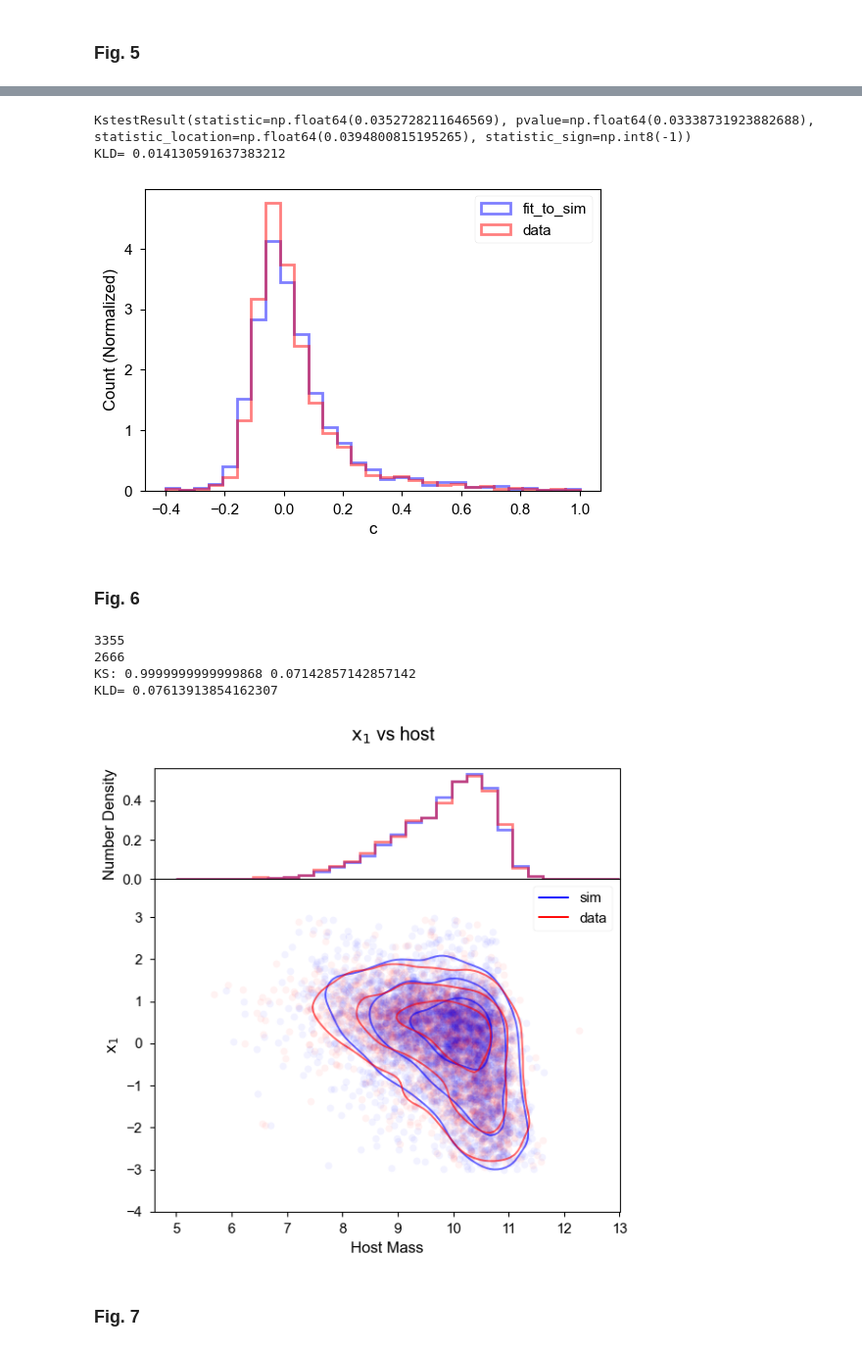
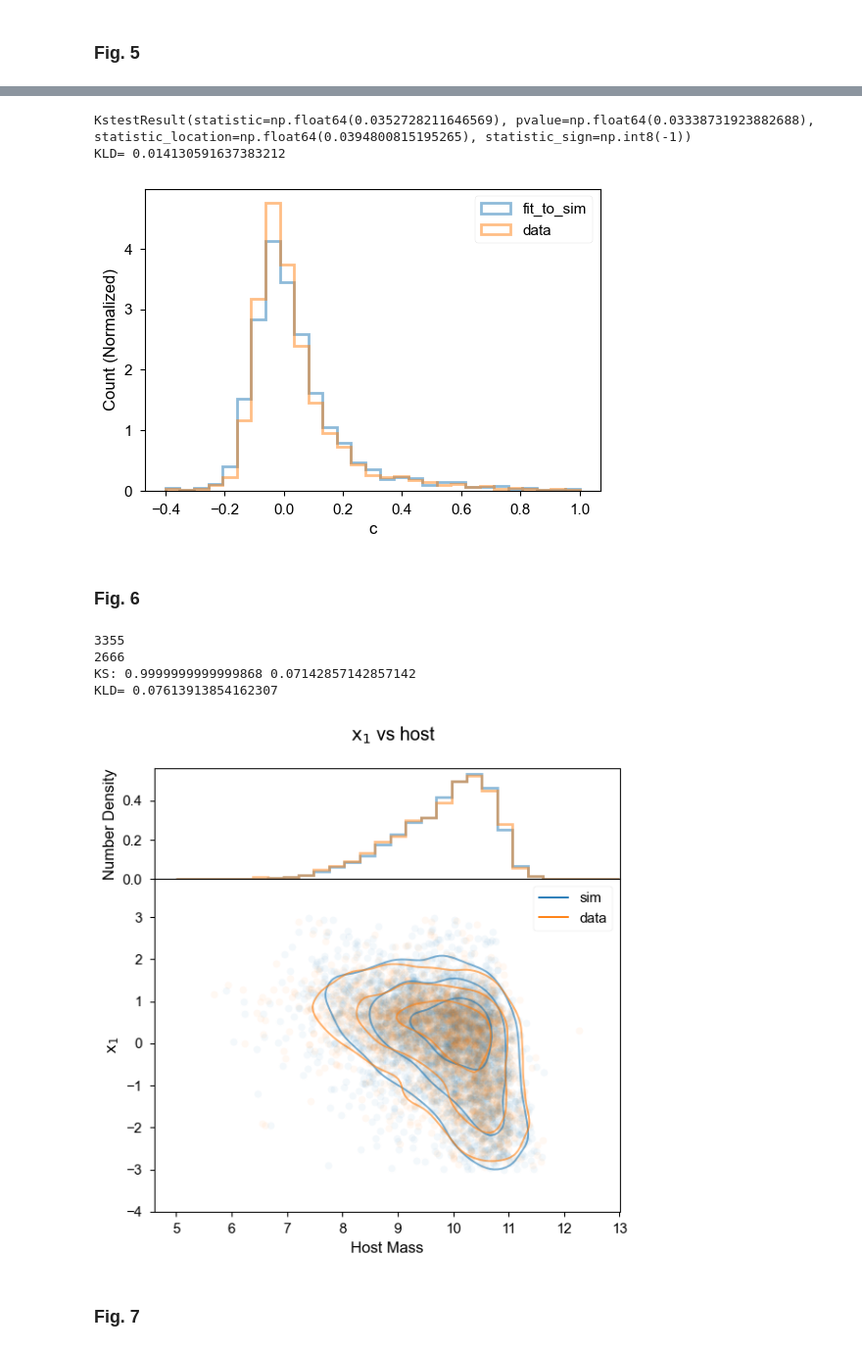
Before and after one commit to mi-dai/lightcurvelynx_ztf_sims, a Jupyter notebook: ZTF_snia-paper-plots.ipynb, the cells around one changed output, grey strips where cells are left out. Shown at 98% size. Drawn from its saved outputs; the diff is of its cells as text; code cells hidden in the pictures.

```diff
--- a/ZTF_snia-paper-plots.ipynb
+++ b/ZTF_snia-paper-plots.ipynb
@@ -298,9 +298,9 @@ idx = np.full(len(result_df), True, dtype=bool)
 data_idx = (data.lccoverage_flag == True) & ~data.x1.isna()
 
 plt.hist(result_df[idx].c,bins=bins,density=True,label='fit_to_sim',histtype = 'step',lw = 2,
-         color='blue',alpha=0.5)
+         color='C0',alpha=0.5)
 plt.hist(data[data_idx].c,bins=bins,density=True,label='data',histtype = 'step',lw = 2,
-         color='red',alpha=0.5)
+         color='C1',alpha=0.5)
 plt.legend()
 # plt.title('c')
 plt.xlabel('c')
@@ -319,7 +319,7 @@ plt.savefig('paper_figs/c_distr.png')
 # %% [output]
 KstestResult(statistic=np.float64(0.0352728211646569), pvalue=np.float64(0.03338731923882688), statistic_location=np.float64(0.0394800815195265), statistic_sign=np.int8(-1))
 KLD= 0.014130591637383212
-[figure, old version]
+[figure, new version]
 # %% [markdown]
 ### Fig. 6
 # %%
@@ -339,12 +339,13 @@ hostmass = merged.host_hostmass
 x1 = merged.x1
 c = merged.c
 bins = np.linspace(5,13,30)
-ax.hist(hostmass,bins=bins,density=True,label='sim',histtype = 'step',lw = 2, color='blue',alpha=0.5)
-ax.hist(data.loc[data.lccoverage_flag == 1].mass,bins=bins,density=True,label='data',histtype = 'step',lw = 2, color='red',alpha=0.5)
+ax.hist(hostmass,bins=bins,density=True,label='sim',histtype = 'step',lw = 2, color='C0',alpha=0.5)
+ax.hist(data.loc[data.lccoverage_flag == 1].mass,bins=bins,density=True,label='data',histtype = 'step',
+        lw = 2, color='C1',alpha=0.5)
 ax.set_ylabel('Number Density')
 
-ax2.plot(data[data_idx].mass,data[data_idx].x1,'o',label='ztf sn data release',alpha=0.05,color='red')
-ax2.plot(np.array(hostmass)[idx],np.array(x1)[idx],'o',label='sim',alpha=0.05,color='blue')
+ax2.plot(np.array(hostmass)[idx],np.array(x1)[idx],'o',label='sim',alpha=0.05,color='C0')
+ax2.plot(data[data_idx].mass,data[data_idx].x1,'o',label='ztf sn data release',alpha=0.05,color='C1')
 ax2.legend()
 plt.suptitle(r"$\mathrm{x_1}$ vs host",x=0.55)
 # plt.show()
@@ -450,37 +451,37 @@ data_levels = np.percentile(Z_data, data_levels_percentiles)
 # Plot
 # ----------------------------------------------------------------------
 
 CS_sim = ax2.contour(
     host_grid, x1_grid, Z_sim,
-    levels=sim_levels, colors='blue', alpha=0.6
+    levels=sim_levels, colors='C0', alpha=0.6
 )
 CS_data = ax2.contour(
     host_grid, x1_grid, Z_data,
-    levels=data_levels, colors='red', alpha=0.6
+    levels=data_levels, colors='C1', alpha=0.6
 )
 
 # Legend using proxy artists
-proxies = [Line2D([], [], color=c) for c in ['blue', 'red']]
+proxies = [Line2D([], [], color=c) for c in ['C0', 'C1']]
 ax2.legend(proxies, ['sim', 'data'])
 
 ax2.set_xlabel('Host Mass')
 ax2.set_ylabel(r"$\mathrm{x_1}$")
 ax2.set_ylim(-4, 3.9)
 
 fig.tight_layout()
 fig.subplots_adjust(hspace=0)
 fig.savefig('paper_figs/host_x1.png')
 
 p,D = ks2d2s(sim_x,sim_y,data_x,data_y,extra=True)
 print("KS:",p,D)
 
 print("KLD=",stats.entropy(Z_sim,Z_data,axis=None))
 # %% [output]
 3355
 2666
 KS: 0.9999999999999868 0.07142857142857142
 KLD= 0.07613913854162307
-[figure, old version]
+[figure, new version]
 # %% [markdown]
 ### Fig. 7
 # %%
```
Also changed, not shown: parts of 9 cells of this notebook, 5 other files.
